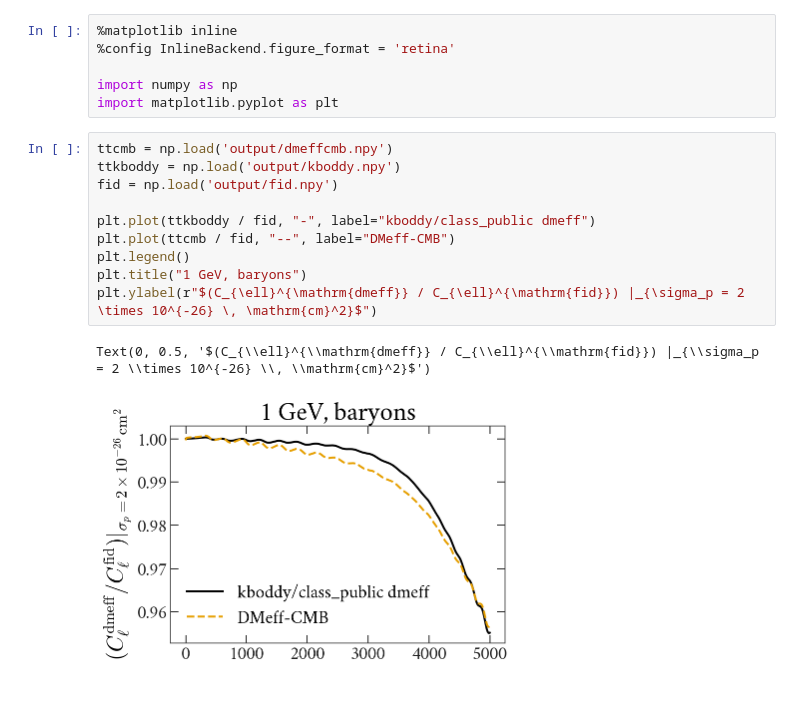
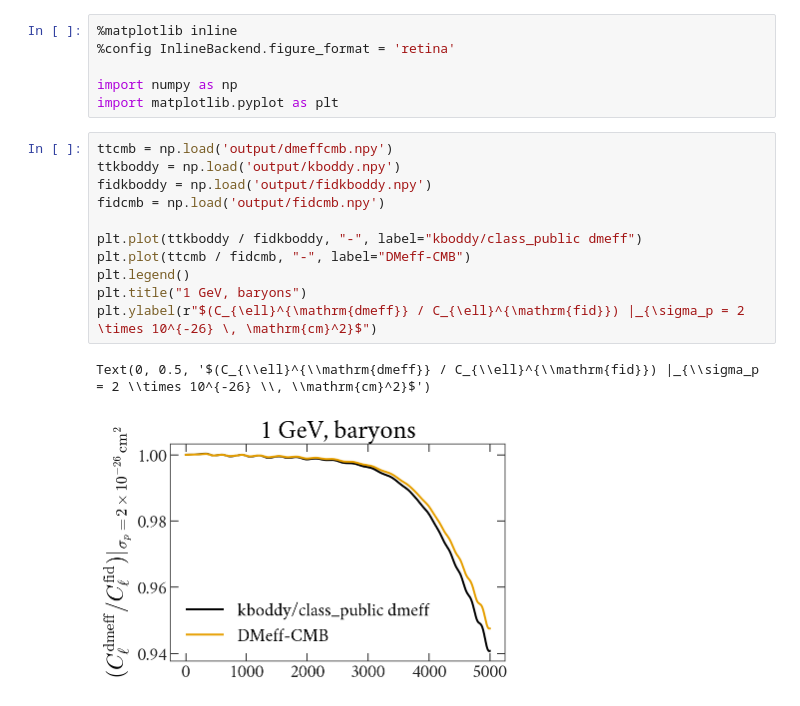
Before and after one commit to xzackli/compare_new_old_dmeff, a Jupyter notebook: compare.ipynb, the cells around one changed output. Drawn from its saved outputs; the diff is of its cells as text.

```diff
--- a/compare.ipynb
+++ b/compare.ipynb
@@ -7,13 +7,14 @@ import matplotlib.pyplot as plt
 # %%
 ttcmb = np.load('output/dmeffcmb.npy')
 ttkboddy = np.load('output/kboddy.npy')
-fid = np.load('output/fid.npy')
+fidkboddy = np.load('output/fidkboddy.npy')
+fidcmb = np.load('output/fidcmb.npy')
 
-plt.plot(ttkboddy / fid, "-", label="kboddy/class_public dmeff")
-plt.plot(ttcmb / fid, "--", label="DMeff-CMB")
+plt.plot(ttkboddy / fidkboddy, "-", label="kboddy/class_public dmeff")
+plt.plot(ttcmb / fidcmb, "-", label="DMeff-CMB")
 plt.legend()
 plt.title("1 GeV, baryons")
 plt.ylabel(r"$(C_{\ell}^{\mathrm{dmeff}} / C_{\ell}^{\mathrm{fid}}) |_{\sigma_p = 2 \times 10^{-26} \, \mathrm{cm}^2}$")
 # %% [output]
 Text(0, 0.5, '$(C_{\\ell}^{\\mathrm{dmeff}} / C_{\\ell}^{\\mathrm{fid}}) |_{\\sigma_p = 2 \\times 10^{-26} \\, \\mathrm{cm}^2}$')
-[figure, old version]
+[figure, new version]
```
Also changed, not shown: parts of 2 cells of this notebook, 7 other files.
